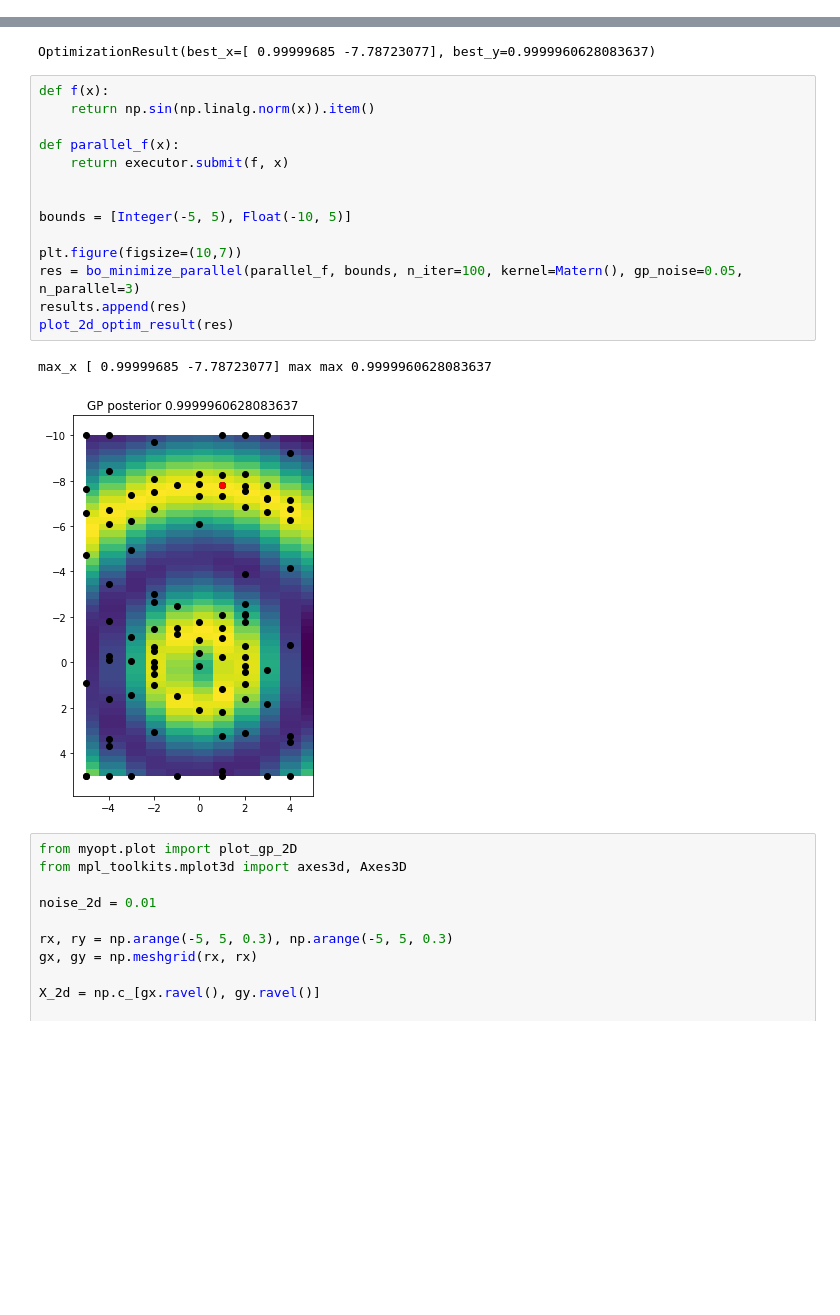
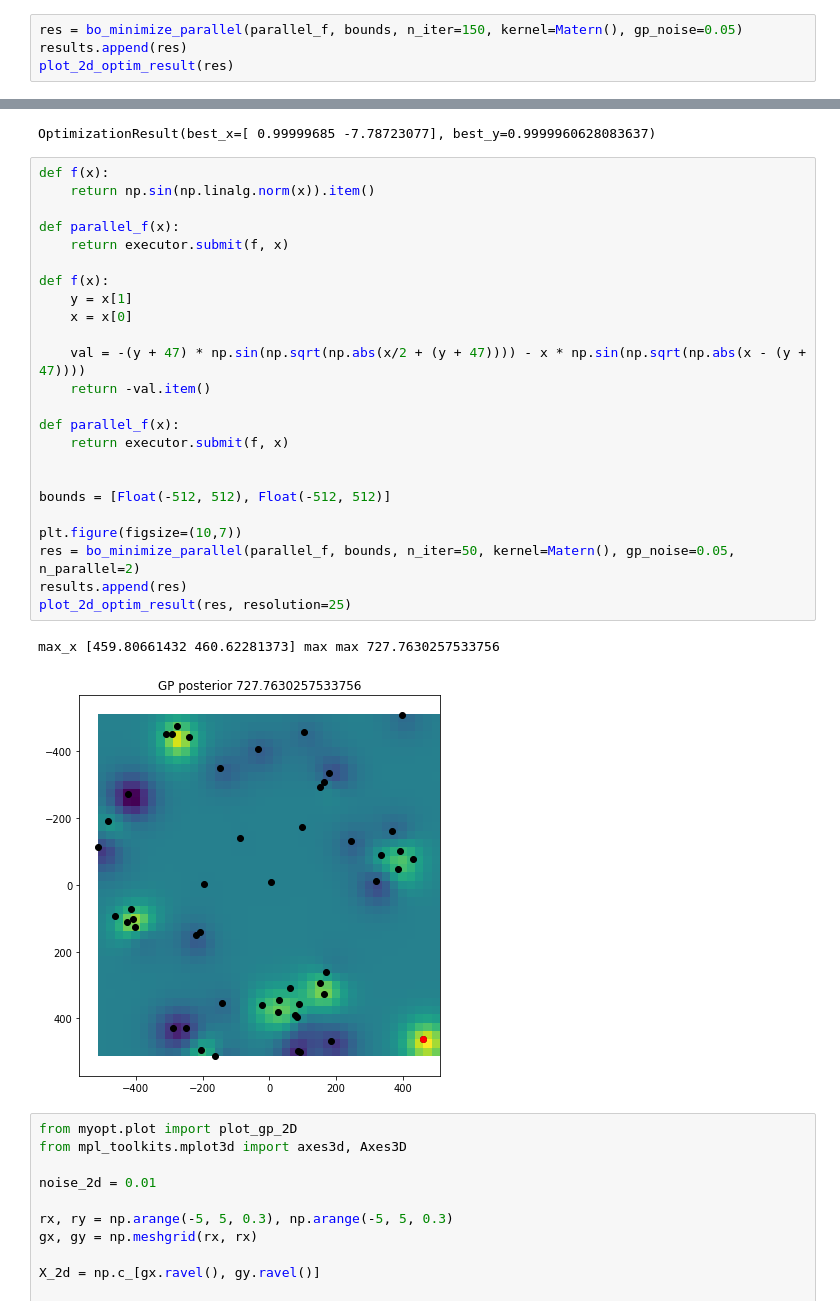
Before and after one commit to darthdeus/bopt, a Jupyter notebook: GP mojeopt.ipynb, the cells around one changed output, grey strips where cells are left out. Cells and saved outputs as stored; diff of their text form; blank space fills up the shorter version.

```diff
--- a/GP mojeopt.ipynb
+++ b/GP mojeopt.ipynb
@@ -491,0 +491,4 @@ mu_s, _ = gp.mu_std()
+# %%
+res = bo_minimize_parallel(parallel_f, bounds, n_iter=150, kernel=Matern(), gp_noise=0.05)
+results.append(res)
+plot_2d_optim_result(res)
@@ -542,20 +537,30 @@ OptimizationResult(best_x=[ 0.99999685 -7.78723077], best_y=0.9999960628083637)
 # %%
 def f(x):
     return np.sin(np.linalg.norm(x)).item()
 
 def parallel_f(x):
     return executor.submit(f, x)
 
+def f(x):
+    y = x[1]
+    x = x[0]
 
-bounds = [Integer(-5, 5), Float(-10, 5)]
+    val = -(y + 47) * np.sin(np.sqrt(np.abs(x/2 + (y + 47)))) - x * np.sin(np.sqrt(np.abs(x - (y + 47))))
+    return -val.item()
+
+def parallel_f(x):
+    return executor.submit(f, x)
+
+
+bounds = [Float(-512, 512), Float(-512, 512)]
 
 plt.figure(figsize=(10,7))
-res = bo_minimize_parallel(parallel_f, bounds, n_iter=100, kernel=Matern(), gp_noise=0.05, n_parallel=3)
+res = bo_minimize_parallel(parallel_f, bounds, n_iter=50, kernel=Matern(), gp_noise=0.05, n_parallel=2)
 results.append(res)
-plot_2d_optim_result(res)
+plot_2d_optim_result(res, resolution=25)
 # %% [output]
-max_x [ 0.99999685 -7.78723077] max max 0.9999960628083637
+max_x [459.80661432 460.62281373] max max 727.7630257533756
-[figure, old version]
+[figure, new version]
 # %%
 from myopt.plot import plot_gp_2D
 from mpl_toolkits.mplot3d import axes3d, Axes3D
```
Also changed, not shown: parts of 8 cells of this notebook, 3 other files.
